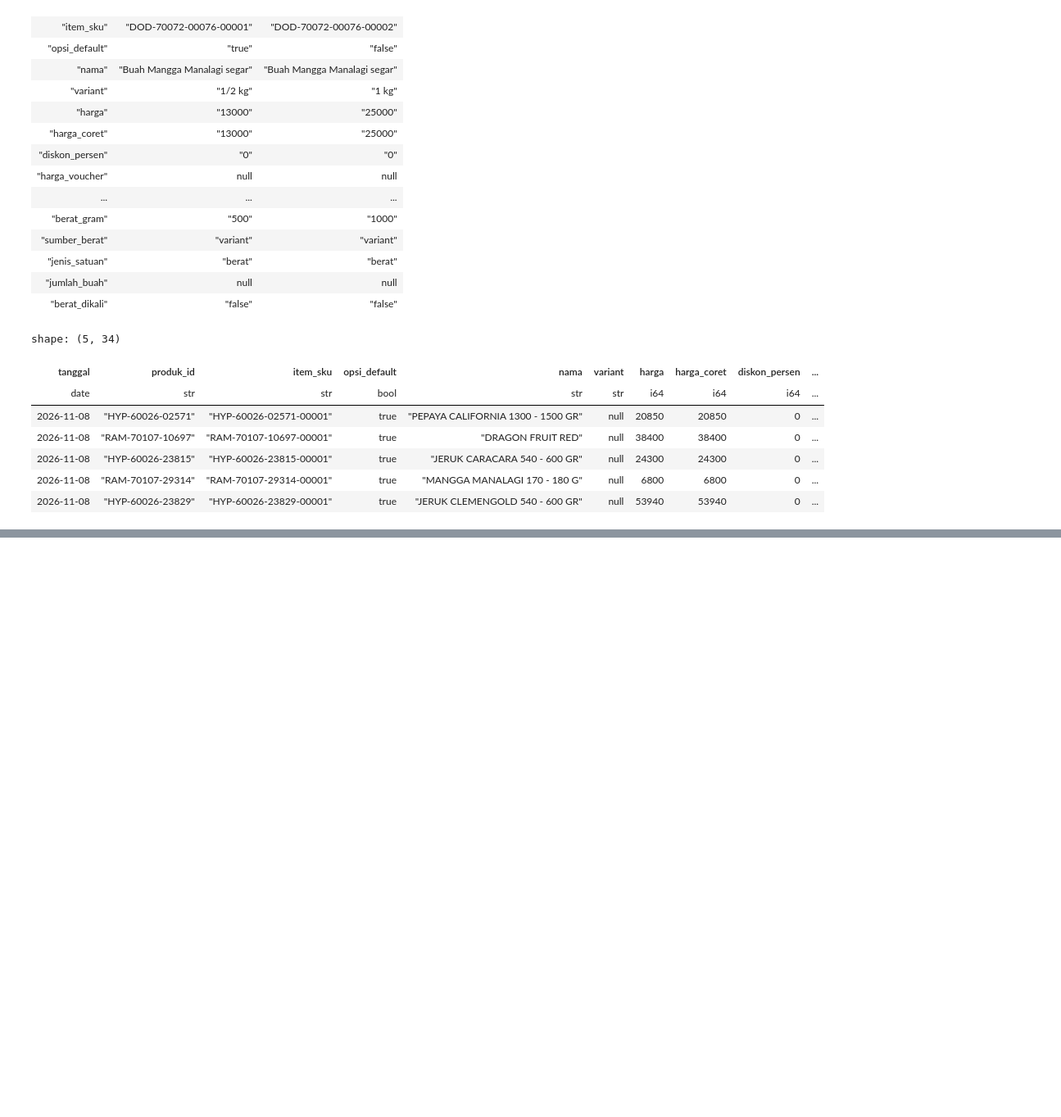
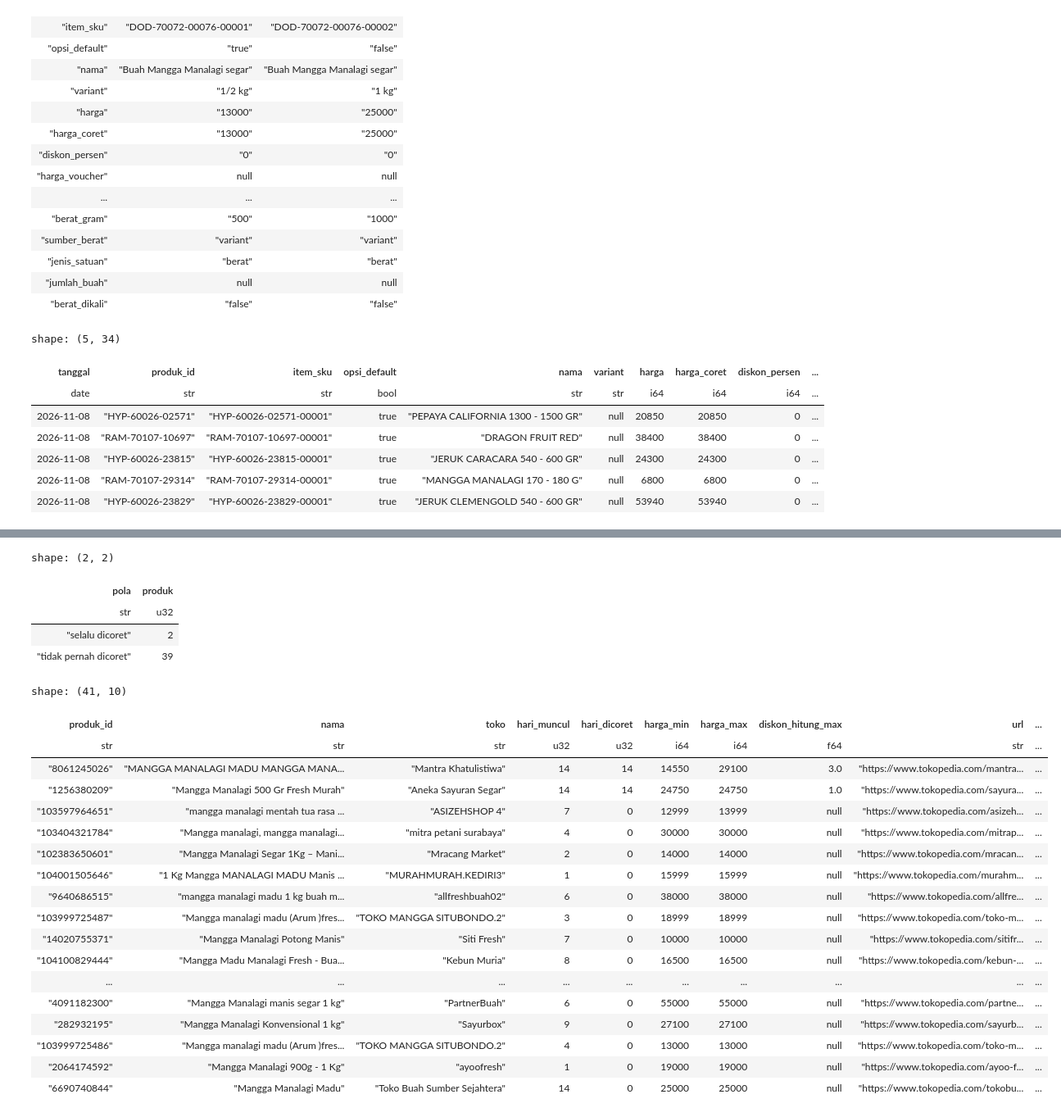
Before and after one commit to Daffwa/kebun_ibu, a Jupyter notebook: data-science/transform/transform.ipynb, the cells around one changed output, grey strips where cells are left out. Shown at 82% size. Cells and saved outputs as stored; diff of their text form; code cells hidden in the pictures; blank space fills up the shorter version.

Commit message:
Task 5: transform Tokopedia + halaman produk Manalagi
Co-Authored-By: Claude Opus 5.5 <noreply@anthropic.com>

```diff
--- a/data-science/transform/transform.ipynb
+++ b/data-science/transform/transform.ipynb
@@ -519,0 +592,50 @@ shape: (5, 34)
+# %%
+hanya_manalagi = True   # False = semua produk Tokopedia
+
+per_produk = (
+    toko_harga.filter(pl.col("manalagi") | (not hanya_manalagi))
+    .group_by("produk_id")
+    .agg(
+        nama=pl.col("nama").first(),
+        toko=pl.col("toko").first(),
+        hari_muncul=pl.len(),
+        hari_dicoret=pl.col("harga_asli").is_not_null().sum(),
+        harga_min=pl.col("harga").min(),
+        harga_max=pl.col("harga").max(),
+        diskon_hitung_max=pl.col("diskon_hitung").max(),
+        url=pl.col("url").first(),
+    )
+    .with_columns(
+        pola=pl.when(pl.col("hari_dicoret") == 0).then(pl.lit("tidak pernah dicoret"))
+        .when(pl.col("hari_dicoret") == pl.col("hari_muncul")).then(pl.lit("selalu dicoret"))
+        .otherwise(pl.lit("kadang dicoret"))
+    )
+    .sort("pola", "hari_dicoret", descending=[False, True])
+)
+display(per_produk.group_by("pola").agg(produk=pl.len()).sort("pola"))
+per_produk
+# %% [output]
+shape: (2, 2)
+| pola | produk |
+| str | u32 |
+| "selalu dicoret" | 2 |
+| "tidak pernah dicoret" | 39 |
+shape: (41, 10)
+| produk_id | nama | toko | hari_muncul | hari_dicoret | harga_min | harga_max | diskon_hitung_max | url | ... |
+| str | str | str | u32 | u32 | i64 | i64 | f64 | str | ... |
+| "8061245026" | "MANGGA MANALAGI MADU MANGGA MANA... | "Mantra Khatulistiwa" | 14 | 14 | 14550 | 29100 | 3.0 | "https://www.tokopedia.com/mantra... | ... |
+| "1256380209" | "Mangga Manalagi 500 Gr Fresh Murah" | "Aneka Sayuran Segar" | 14 | 14 | 24750 | 24750 | 1.0 | "https://www.tokopedia.com/sayura... | ... |
+| "103597964651" | "mangga manalagi mentah tua rasa ... | "ASIZEHSHOP 4" | 7 | 0 | 12999 | 13999 | null | "https://www.tokopedia.com/asizeh... | ... |
+| "103404321784" | "Mangga manalagi, mangga manalagi... | "mitra petani surabaya" | 4 | 0 | 30000 | 30000 | null | "https://www.tokopedia.com/mitrap... | ... |
+| "102383650601" | "Mangga Manalagi Segar 1Kg – Mani... | "Mracang Market" | 2 | 0 | 14000 | 14000 | null | "https://www.tokopedia.com/mracan... | ... |
+| "104001505646" | "1 Kg Mangga MANALAGI MADU Manis ... | "MURAHMURAH.KEDIRI3" | 1 | 0 | 15999 | 15999 | null | "https://www.tokopedia.com/murahm... | ... |
+| "9640686515" | "mangga manalagi madu 1 kg buah m... | "allfreshbuah02" | 6 | 0 | 38000 | 38000 | null | "https://www.tokopedia.com/allfre... | ... |
+| "103999725487" | "Mangga manalagi madu (Arum )fres... | "TOKO MANGGA SITUBONDO.2" | 3 | 0 | 18999 | 18999 | null | "https://www.tokopedia.com/toko-m... | ... |
+| "14020755371" | "Mangga Manalagi Potong Manis" | "Siti Fresh" | 7 | 0 | 10000 | 10000 | null | "https://www.tokopedia.com/sitifr... | ... |
+| "104100829444" | "Mangga Madu Manalagi Fresh - Bua... | "Kebun Muria" | 8 | 0 | 16500 | 16500 | null | "https://www.tokopedia.com/kebun-... | ... |
+| ... | ... | ... | ... | ... | ... | ... | ... | ... | ... |
+| "4091182300" | "Mangga Manalagi manis segar 1 kg" | "PartnerBuah" | 6 | 0 | 55000 | 55000 | null | "https://www.tokopedia.com/partne... | ... |
+| "282932195" | "Mangga Manalagi Konvensional 1 kg" | "Sayurbox" | 9 | 0 | 27100 | 27100 | null | "https://www.tokopedia.com/sayurb... | ... |
+| "103999725486" | "Mangga manalagi madu (Arum )fres... | "TOKO MANGGA SITUBONDO.2" | 4 | 0 | 13000 | 13000 | null | "https://www.tokopedia.com/toko-m... | ... |
+| "2064174592" | "Mangga Manalagi 900g - 1 Kg" | "ayoofresh" | 1 | 0 | 19000 | 19000 | null | "https://www.tokopedia.com/ayoo-f... | ... |
+| "6690740844" | "Mangga Manalagi Madu" | "Toko Buah Sumber Sejahtera" | 14 | 0 | 25000 | 25000 | null | "https://www.tokopedia.com/tokobu... | ... |
```
Also changed, not shown: parts of 12 cells of this notebook, 12 other files.
